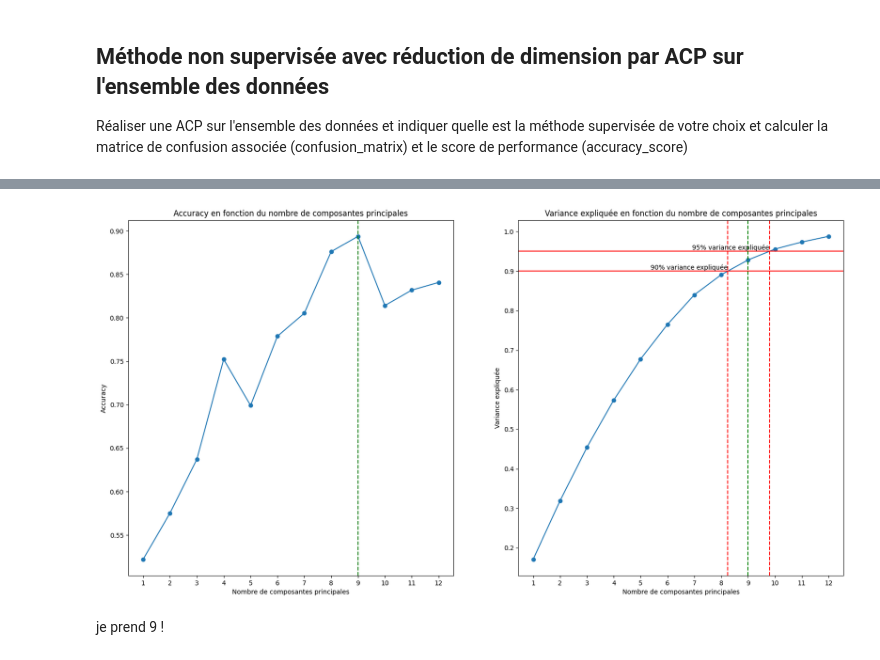
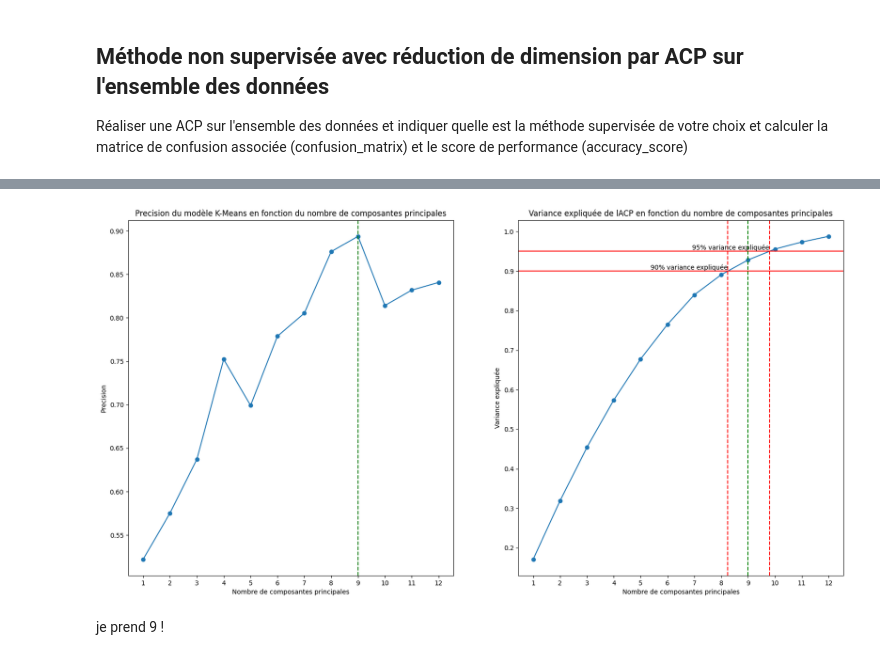
Before and after one commit to HDwayne/Projet_BeatBox, a Jupyter notebook: ProjetBeatbox.ipynb, the cells around one changed output, grey strips where cells are left out. Drawn from its saved outputs; the diff is of its cells as text; code cells hidden in the pictures.

```diff
--- a/ProjetBeatbox.ipynb
+++ b/ProjetBeatbox.ipynb
@@ -412,35 +409,35 @@ plt.show()
 # %%
 # combiner les deux plots
 
 plt.figure(figsize=(20,10))
 plt.subplot(1,2,1)
-plt.title('Accuracy en fonction du nombre de composantes principales')
+plt.title('Precision du modèle K-Means en fonction du nombre de composantes principales')
 plt.plot(range(1, 13), res_acc, marker='o')
 plt.axvline(x=9, color='g', linestyle='--')
 
 plt.xlabel('Nombre de composantes principales')
-plt.ylabel('Accuracy')
+plt.ylabel('Precision')
 plt.xticks(range(1, 13))
 
 plt.subplot(1,2,2)
-plt.title('Variance expliquée en fonction du nombre de composantes principales')
+plt.title('Variance expliquée de l''ACP en fonction du nombre de composantes principales')
 plt.plot(range(1, 13), res_var, marker='o')
 plt.xlabel('Nombre de composantes principales')
 plt.ylabel('Variance expliquée')
 plt.xticks(range(1, 13))
 plt.axhline(y=0.95, color='r', linestyle='-')
 plt.axhline(y=0.90, color='r', linestyle='-')
 crossx90 = np.interp(0.90, res_var, range(1, 13))
 crossx95 = np.interp(0.95, res_var, range(1, 13))
 plt.axvline(x=crossx90, color='r', linestyle='--')
 plt.axvline(x=crossx95, color='r', linestyle='--')
 plt.axvline(x=9, color='g', linestyle='--')
 
 plt.text(crossx90, 0.90, '90% variance expliquée', va='bottom', ha='right')
 plt.text(crossx95, 0.95, '95% variance expliquée', va='bottom', ha='right')
 plt.show()
 # %% [output]
-[figure, old version]
+[figure, new version]
 # %% [markdown]
 je prend 9 !
 # %%
```
Also changed, not shown: parts of 2 cells of this notebook, 2 other files.
